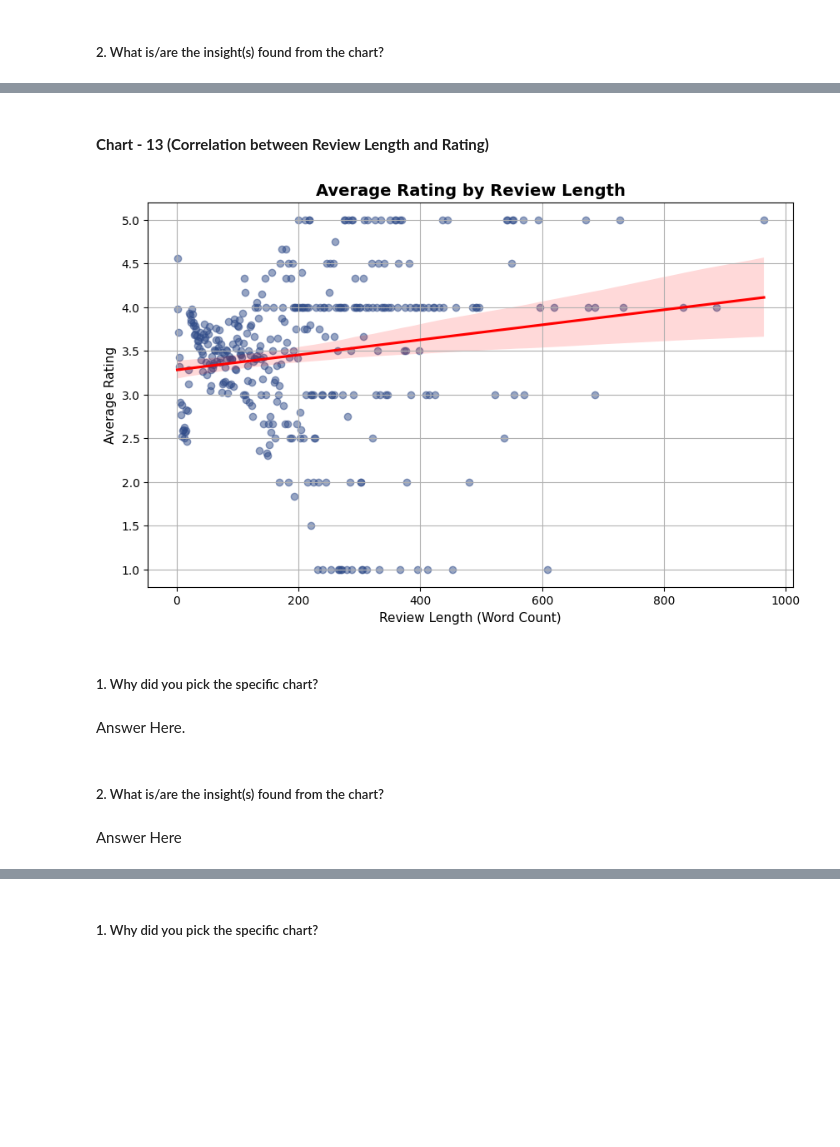
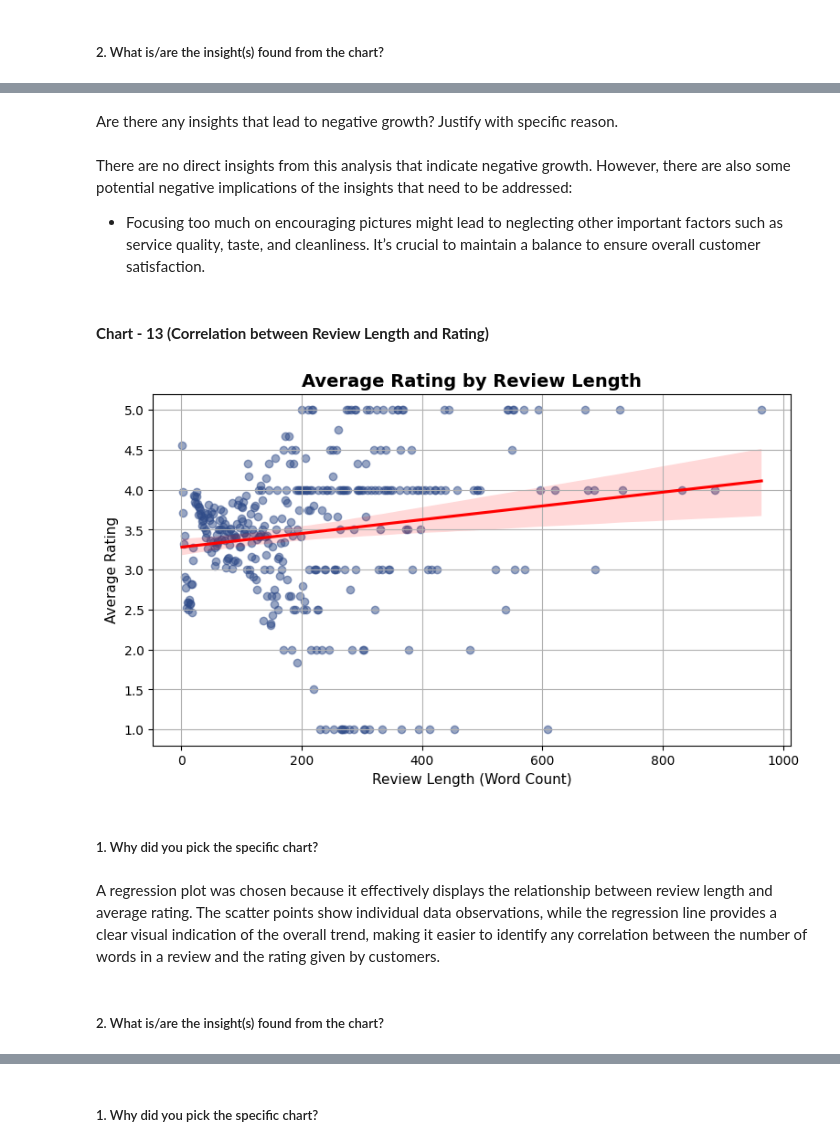
Before and after one commit to ShubhPathania/Zomato-Restaurant-Clustering-and-Sentiment-Analysis, a Jupyter notebook: Zomato_Restaurant_Clustering_and_Sentiment_Analysis.ipynb, the cells around one changed output, grey strips where cells are left out. Saved outputs shown, nothing was run; the diff lists cells and outputs as text; code cells hidden in the pictures; blank space fills up the shorter version.

```diff
--- a/Zomato_Restaurant_Clustering_and_Sentiment_Analysis.ipynb
+++ b/Zomato_Restaurant_Clustering_and_Sentiment_Analysis.ipynb
@@ -1331,24 +1515,29 @@ Answer Here
+# %% [markdown]
+Are there any insights that lead to negative growth? Justify with specific reason.
+# %% [markdown]
+There are no direct insights from this analysis that indicate negative growth. However, there are also some potential negative implications of the insights that need to be addressed:
+
+- Focusing too much on encouraging pictures might lead to neglecting other important factors such as service quality, taste, and cleanliness. It’s crucial to maintain a balance to ensure overall customer satisfaction.
 # %% [markdown]
 #### **Chart - 13 (Correlation between Review Length and Rating)**
 # %%
 merged_df['Review_Length'] = merged_df['Review'].apply(lambda x: len(x.split()))
 avg_rating_by_review_length = merged_df.groupby('Review_Length')['Rating'].mean()
-plt.figure(figsize=(10, 6))
+plt.figure(figsize=(9, 5))
 
-sns.regplot(x=avg_rating_by_review_length.index, y=avg_rating_by_review_length, scatter_kws={'alpha':0.5}, line_kws= {"color":"red"}, color='#304c89')
+sns.regplot(x=avg_rating_by_review_length.index, y=avg_rating_by_review_length, \
+            scatter_kws={'alpha':0.5}, line_kws= {"color":"red"}, color='#304c89')
 plt.title('Average Rating by Review Length', size= 14, weight='bold')
 plt.xlabel('Review Length (Word Count)', size= 11)
 plt.ylabel('Average Rating', size= 11)
 plt.grid(True)
 
 plt.show()
 # %% [output]
-[figure, old version]
+[figure, new version]
 # %% [markdown]
 ##### 1. Why did you pick the specific chart?
-# %% [markdown]
-Answer Here.
+# %% [markdown]
+A regression plot was chosen because it effectively displays the relationship between review length and average rating. The scatter points show individual data observations, while the regression line provides a clear visual indication of the overall trend, making it easier to identify any correlation between the number of words in a review and the rating given by customers.
 # %% [markdown]
 ##### 2. What is/are the insight(s) found from the chart?
-# %% [markdown]
-Answer Here
```
Also changed, not shown: parts of 117 cells of this notebook.
